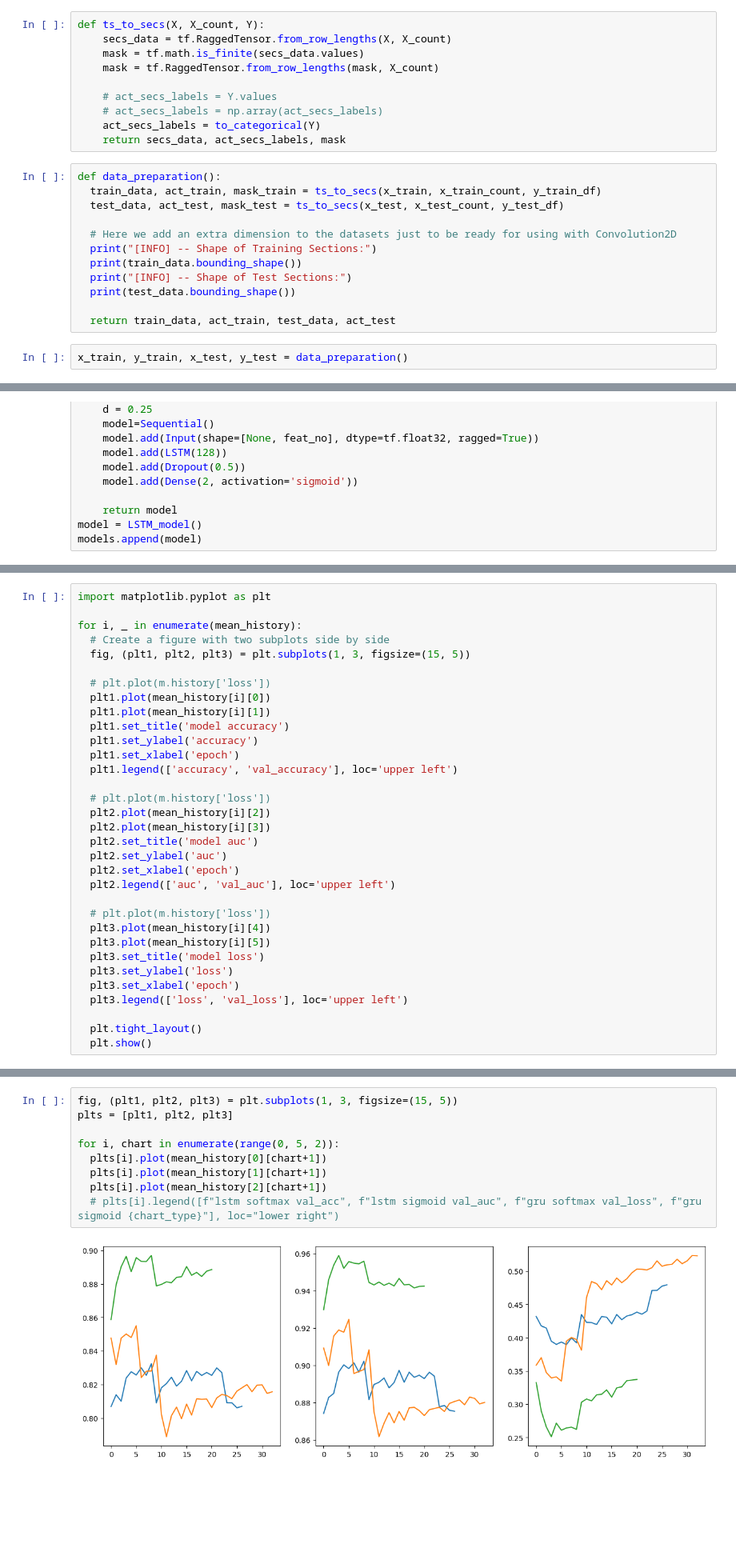
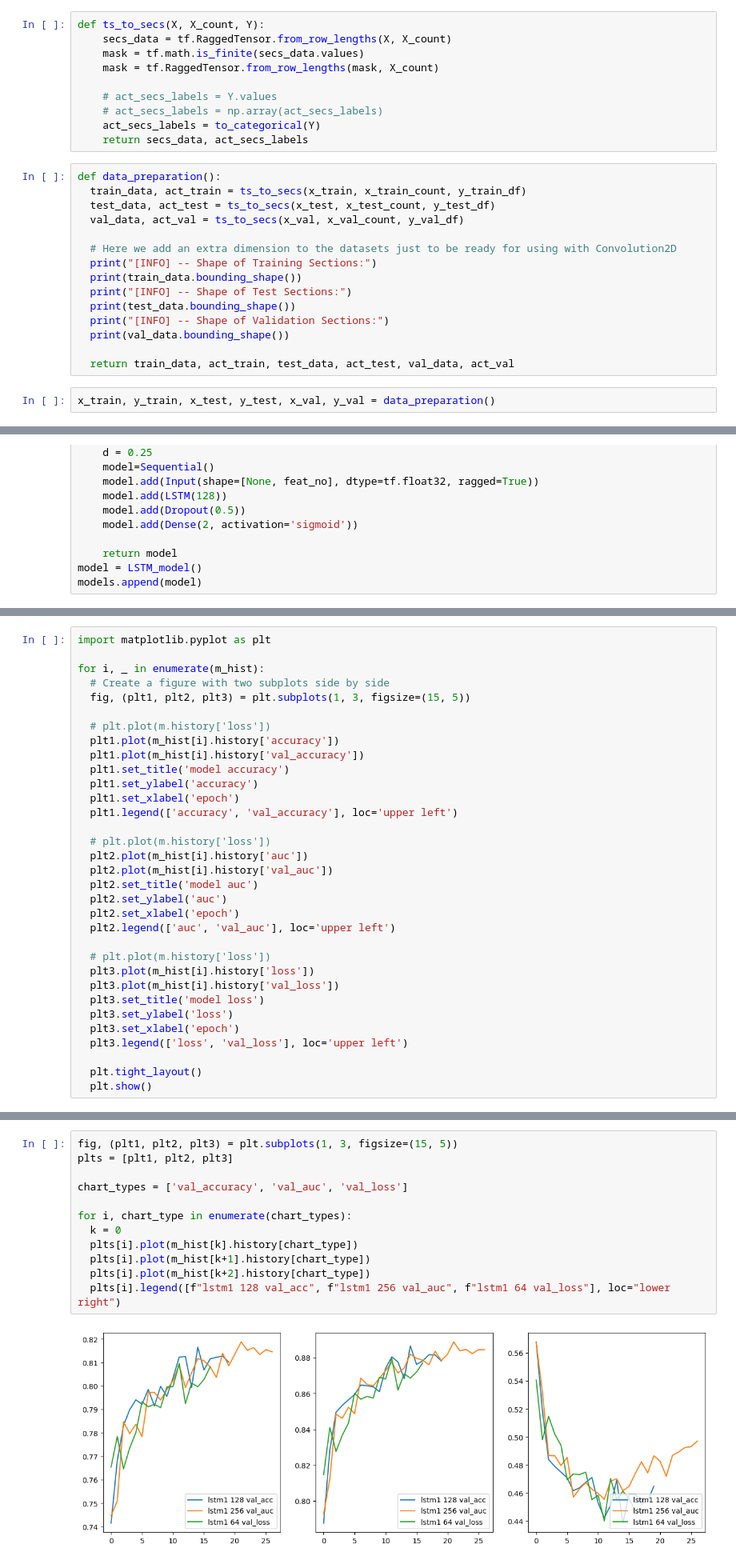
Before and after one commit to 23233408/CAPSTONE, a Jupyter notebook: Kha Huynh/FineTune_modelStructure_LSTM1.ipynb, the cells around one changed output, grey strips where cells are left out. Shown at 80% size. Cells and saved outputs as stored; diff of their text form; blank space fills up the shorter version.

Commit message:
fine-tune lstm layer 1

```diff
--- a/Kha Huynh/FineTune_modelStructure_LSTM1.ipynb
+++ b/Kha Huynh/FineTune_modelStructure_LSTM1.ipynb
@@ -108,20 +103,23 @@ def ts_to_secs(X, X_count, Y):
     # act_secs_labels = Y.values
     # act_secs_labels = np.array(act_secs_labels)
     act_secs_labels = to_categorical(Y)
-    return secs_data, act_secs_labels, mask
+    return secs_data, act_secs_labels
 # %%
 def data_preparation():
-  train_data, act_train, mask_train = ts_to_secs(x_train, x_train_count, y_train_df)
-  test_data, act_test, mask_test = ts_to_secs(x_test, x_test_count, y_test_df)
+  train_data, act_train = ts_to_secs(x_train, x_train_count, y_train_df)
+  test_data, act_test = ts_to_secs(x_test, x_test_count, y_test_df)
+  val_data, act_val = ts_to_secs(x_val, x_val_count, y_val_df)
 
   # Here we add an extra dimension to the datasets just to be ready for using with Convolution2D
   print("[INFO] -- Shape of Training Sections:")
   print(train_data.bounding_shape())
   print("[INFO] -- Shape of Test Sections:")
   print(test_data.bounding_shape())
+  print("[INFO] -- Shape of Validation Sections:")
+  print(val_data.bounding_shape())
 
-  return train_data, act_train, test_data, act_test
+  return train_data, act_train, test_data, act_test, val_data, act_val
 # %%
-x_train, y_train, x_test, y_test = data_preparation()
+x_train, y_train, x_test, y_test, x_val, y_val = data_preparation()
 # %% [output]
 [INFO] -- Shape of Training Sections:
@@ -460,29 +272,29 @@ mean_history = me.cal_model_mean(m_hist, k, chart_types)
 # %%
 import matplotlib.pyplot as plt
 
-for i, _ in enumerate(mean_history):
+for i, _ in enumerate(m_hist):
   # Create a figure with two subplots side by side
   fig, (plt1, plt2, plt3) = plt.subplots(1, 3, figsize=(15, 5))
 
   # plt.plot(m.history['loss'])
-  plt1.plot(mean_history[i][0])
-  plt1.plot(mean_history[i][1])
+  plt1.plot(m_hist[i].history['accuracy'])
+  plt1.plot(m_hist[i].history['val_accuracy'])
   plt1.set_title('model accuracy')
   plt1.set_ylabel('accuracy')
   plt1.set_xlabel('epoch')
   plt1.legend(['accuracy', 'val_accuracy'], loc='upper left')
 
   # plt.plot(m.history['loss'])
-  plt2.plot(mean_history[i][2])
-  plt2.plot(mean_history[i][3])
+  plt2.plot(m_hist[i].history['auc'])
+  plt2.plot(m_hist[i].history['val_auc'])
   plt2.set_title('model auc')
   plt2.set_ylabel('auc')
   plt2.set_xlabel('epoch')
   plt2.legend(['auc', 'val_auc'], loc='upper left')
 
   # plt.plot(m.history['loss'])
-  plt3.plot(mean_history[i][4])
-  plt3.plot(mean_history[i][5])
+  plt3.plot(m_hist[i].history['loss'])
+  plt3.plot(m_hist[i].history['val_loss'])
   plt3.set_title('model loss')
   plt3.set_ylabel('loss')
   plt3.set_xlabel('epoch')
@@ -497,14 +309,17 @@ for i, _ in enumerate(mean_history):
 # %%
 fig, (plt1, plt2, plt3) = plt.subplots(1, 3, figsize=(15, 5))
 plts = [plt1, plt2, plt3]
 
-for i, chart in enumerate(range(0, 5, 2)):
-  plts[i].plot(mean_history[0][chart+1])
-  plts[i].plot(mean_history[1][chart+1])
-  plts[i].plot(mean_history[2][chart+1])
-  # plts[i].legend([f"lstm softmax val_acc", f"lstm sigmoid val_auc", f"gru softmax val_loss", f"gru sigmoid {chart_type}"], loc="lower right")
+chart_types = ['val_accuracy', 'val_auc', 'val_loss']
+
+for i, chart_type in enumerate(chart_types):
+  k = 0
+  plts[i].plot(m_hist[k].history[chart_type])
+  plts[i].plot(m_hist[k+1].history[chart_type])
+  plts[i].plot(m_hist[k+2].history[chart_type])
+  plts[i].legend([f"lstm1 128 val_acc", f"lstm1 256 val_auc", f"lstm1 64 val_loss"], loc="lower right")
 # %% [output]
-[figure, old version]
+[figure, new version]
 # %%
 from keras.models import load_model
 reload(me)
```
Also changed, not shown: parts of 11 cells of this notebook.
